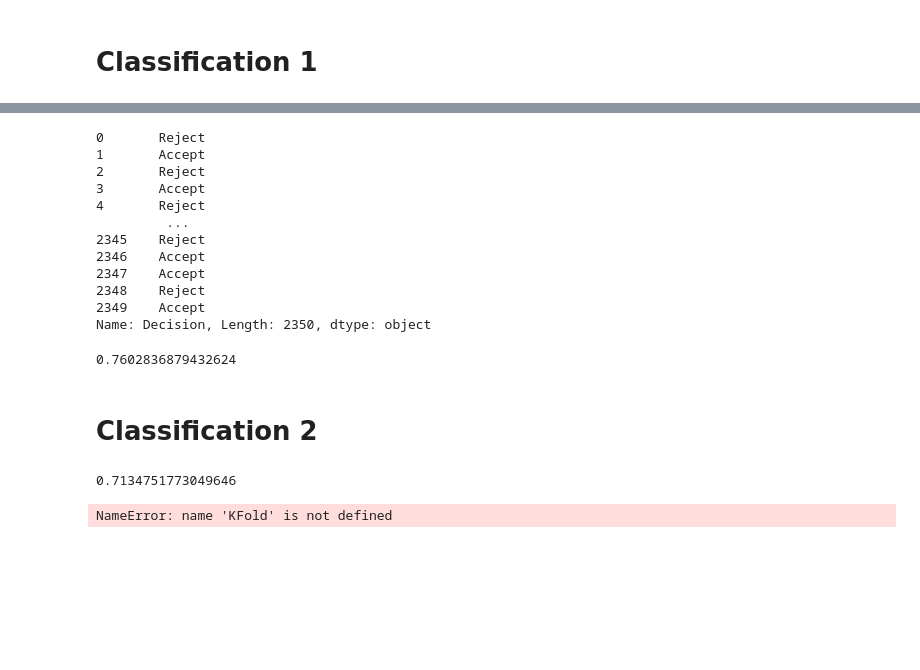
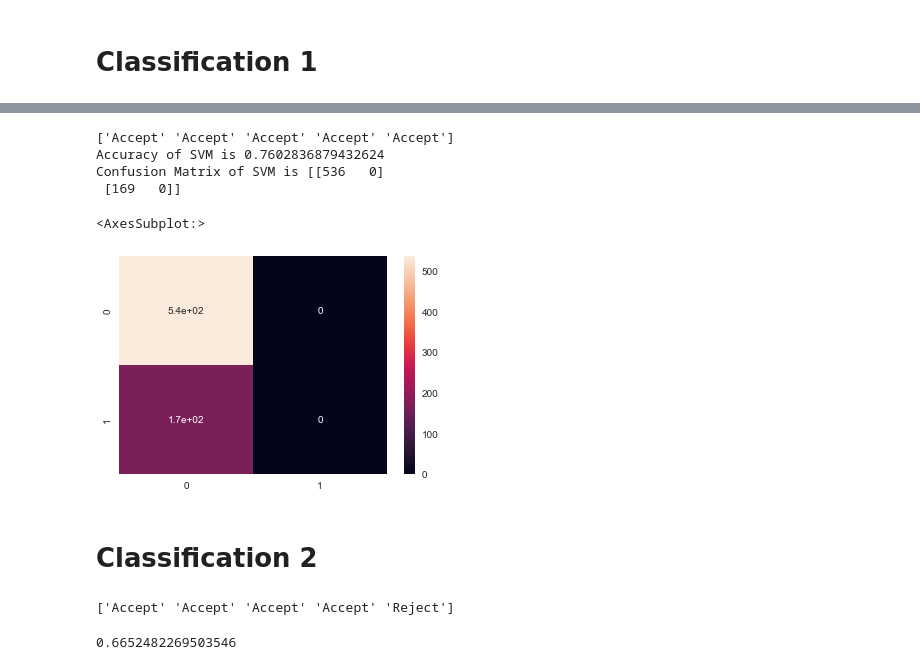
Before and after one commit to adeline0320/heroku-q3-ai, a Jupyter notebook: ProjectQ3.ipynb, the cells around one changed output, grey strips where cells are left out. Drawn from its saved outputs; the diff is of its cells as text; code cells hidden in the pictures; blank space fills up the shorter version.

```diff
--- a/ProjectQ3.ipynb
+++ b/ProjectQ3.ipynb
@@ -214,4 +165,6 @@ file
 X = file.drop('Decision',axis = 1)
 y = file['Decision']
 #X =  X.astype(str)
-X = pd.get_dummies(X,drop_first = True)
+cat = X.select_dtypes(include = ['object']).columns
+ct = ColumnTransformer([('o',OneHotEncoder(),cat)], remainder='passthrough')
+X = ct.fit_transform(X)
@@ -234,18 +171,3 @@ X
-# %%
-y
-# %% [output]
-0       Reject
-1       Accept
-2       Reject
-3       Accept
-4       Reject
-         ...
-2345    Reject
-2346    Accept
-2347    Accept
-2348    Reject
-2349    Accept
-Name: Decision, Length: 2350, dtype: object
 # %%
 X_train,X_test,y_train,y_test = train_test_split(X,y,test_size = 0.3,random_state = 0)
 # %%
@@ -261,15 +183,27 @@ X_train,X_test,y_train,y_test = train_test_split(X,y,test_size = 0.3,random_stat
 # %%
 from sklearn.naive_bayes import GaussianNB
 
 # Your answers here...
 nb = GaussianNB()
 nb.fit(X_train,y_train)
 
 y_pred = nb.predict(X_test)
-y_pred
+print(y_pred[:][:5])
 nb.score(X_test, y_test)
+
+acc = accuracy_score(y_test, y_pred)
+print("Accuracy of %s is %s"%("SVM", acc))
+cm = confusion_matrix(y_test, y_pred)
+print("Confusion Matrix of %s is %s"%("SVM", cm))
+
+sns.heatmap(cm,annot = True)
 # %% [output]
-0.7602836879432624
+['Accept' 'Accept' 'Accept' 'Accept' 'Accept']
+Accuracy of SVM is 0.7602836879432624
+Confusion Matrix of SVM is [[536   0]
+ [169   0]]
+<AxesSubplot:>
+[figure, added]
 # %% [markdown]
 # **Classification 2**
 # %%
@@ -280,17 +214,14 @@ clf.get_params()
 clf = clf.fit(X_train,y_train)
 
 y_pred = clf.predict(X_test)
-y_pred
+print(y_pred[:][:5])
 
 clf.score(X_test, y_test)
 # %% [output]
-0.7134751773049646
+['Accept' 'Accept' 'Accept' 'Accept' 'Reject']
+0.6652482269503546
 # %%
-from sklearn.ensemble import RandomForestClassifier
-rf = RandomForestClassifier()
-cv = KFold(n_splits=10, random_state=1, shuffle=True)
-scores =  cross_val_score(model, X, y, scoring='accuracy', cv=cv, n_jobs=-1)
-
-print('Accuracy: %.3f (%.3f)' % (mean(scores), std(scores)))
+from sklearn import svm, tree
+from sklearn.tree import DecisionTreeClassifier
+from sklearn import metrics
+from sklearn.metrics import accuracy_score, confusion_matrix
-# %% [output]
-NameError: name 'KFold' is not defined
```
Also changed, not shown: parts of 15 cells of this notebook.
